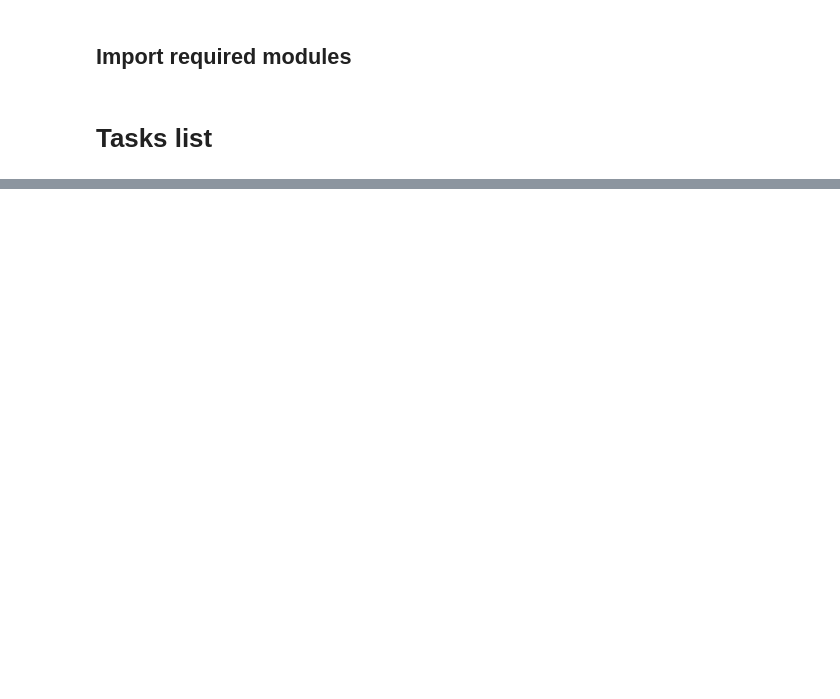
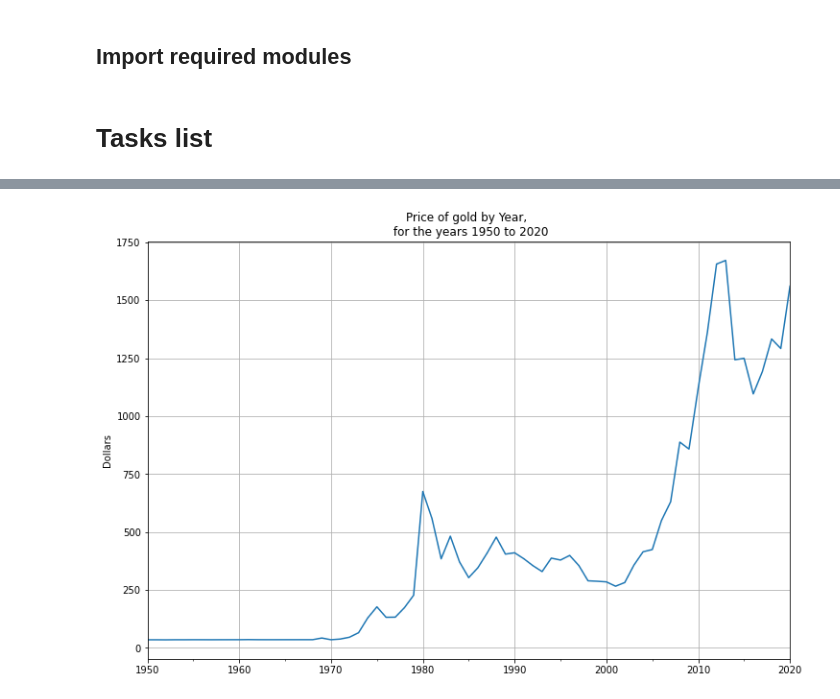
Before and after one commit to jlgull/CIS256DA, a Jupyter notebook: python_analysis/assignments/ch09/Jonathan_Heard_PA-9.ipynb, the cells around one changed output, grey strips where cells are left out. Saved outputs shown, nothing was run; the diff lists cells and outputs as text; code cells hidden in the pictures; blank space fills up the shorter version.

```diff
--- a/python_analysis/assignments/ch09/Jonathan_Heard_PA-9.ipynb
+++ b/python_analysis/assignments/ch09/Jonathan_Heard_PA-9.ipynb
@@ -84,9 +85,6 @@ g = sbn.relplot(data = avocado_data_raw, kind = 'scatter', hue = 'year',
 # %%
-# Task 05 Create a plot that looks like the one that follows.
-#   Setting the color palette to match the plot in the instructions.
+# Task 05 Index the data on the Date column. Then, generate time periods for the first day of each year from 1950 to 2020.
 
-colors = ['red', 'yellow', 'blue']
-sbn.set_palette(sbn.color_palette(colors))
-g = sbn.catplot(data = avocado_data_raw.query('region in ("TotalUS", "West", "WestTexNewMexico")'),
-                kind = 'bar', hue = 'region',
-                x = 'year', y = 'Total Volume');
+gold.set_index('Date', inplace = True)
+
+year_start = pd.date_range('01/01/1950', '12/01/2020', freq = 'YS')
@@ -94,0 +91,6 @@ g = sbn.catplot(data = avocado_data_raw.query('region in ("TotalUS", "West", "We
+# %%
+# Task 06 Reindex the data using the new time periods, and display the first five rows again to see that there is just one row for each year.
+
+gold_by_year = gold.reindex(year_start)
+
+gold_by_year.head()
@@ -94,0 +104,9 @@ g = sbn.catplot(data = avocado_data_raw.query('region in ("TotalUS", "West", "We
+# %%
+# Task 07 Plot the reindexed data with a Pandas line plot.
+
+gold_by_year.plot.line(title = 'Price of gold by Year, \n for the years 1950 to 2020',
+                   grid = True, y = 'Price',
+                    ylabel = 'Dollars',
+                    figsize = (12, 8), legend = False);
+# %% [output]
+[figure, added]
```
Also changed, not shown: parts of 15 cells of this notebook, 1 other file.
